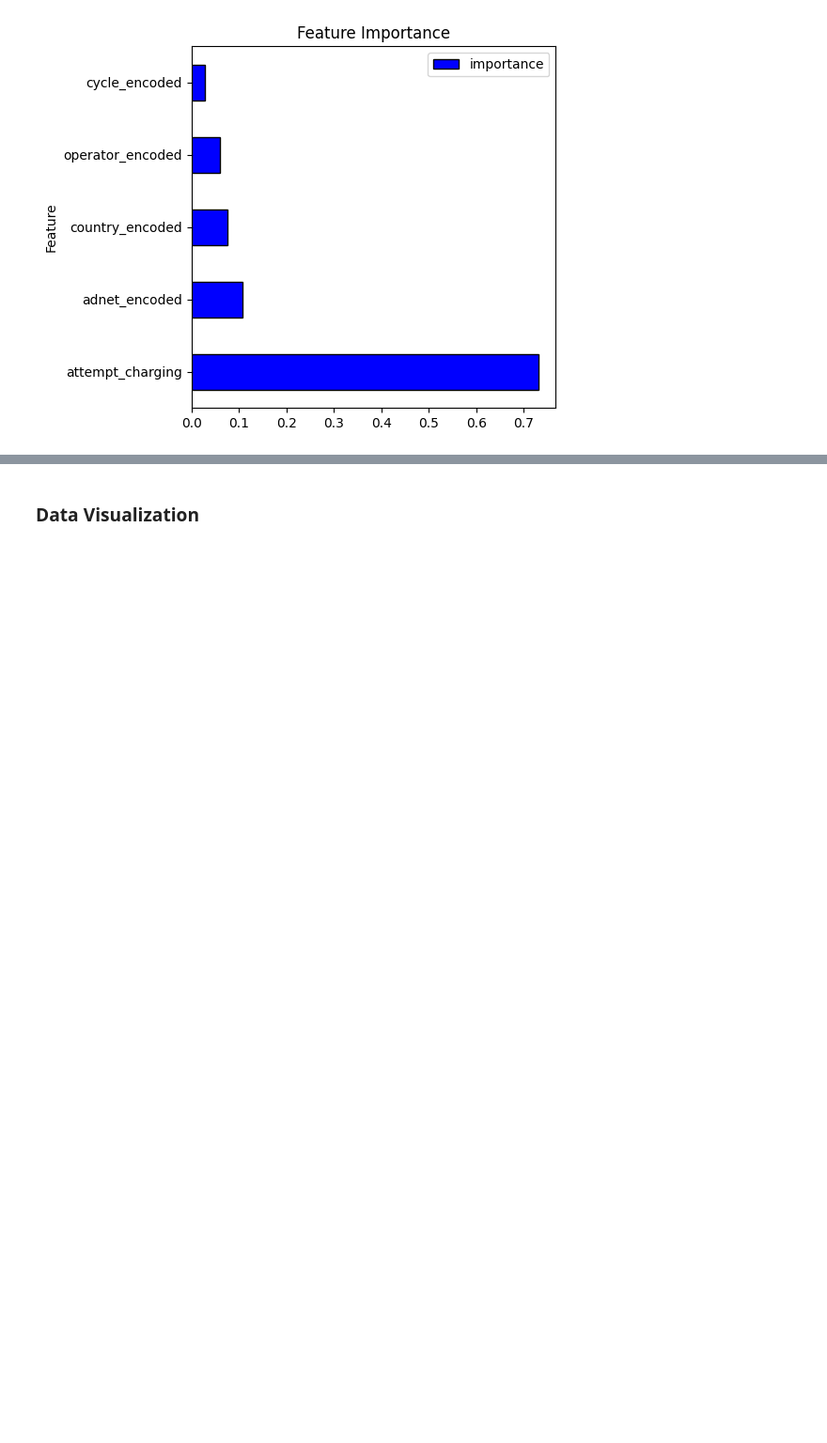
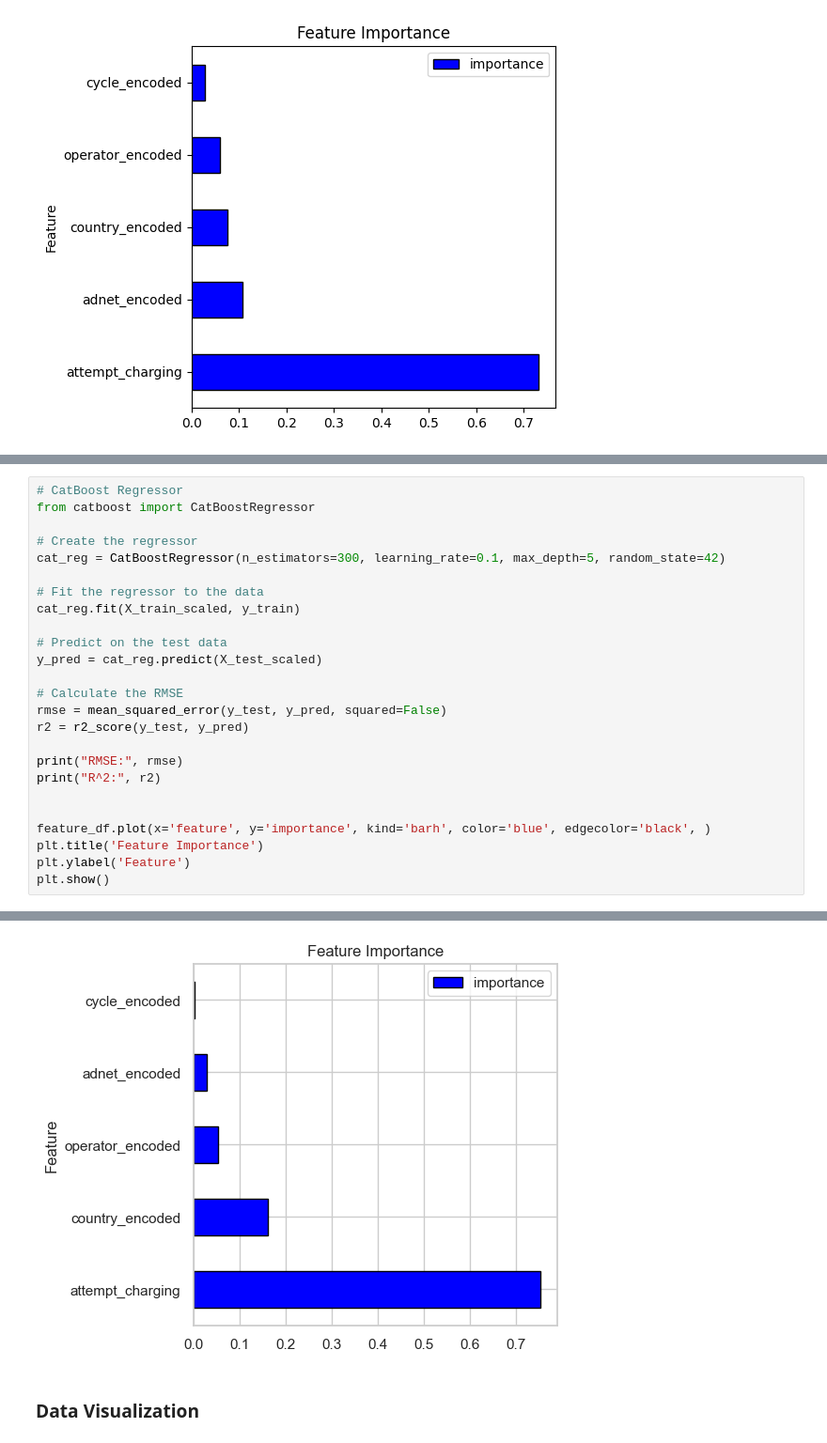
Before and after one commit to TaigahG/FODS-FinalProject, a Jupyter notebook: models.ipynb, the cells around one changed output, grey strips where cells are left out. Shown at 94% size. Drawn from its saved outputs; the diff is of its cells as text; blank space fills up the shorter version.

```diff
--- a/models.ipynb
+++ b/models.ipynb
@@ -752,0 +866,26 @@ R^2: 0.810331125821621
+# %%
+# CatBoost Regressor
+from catboost import CatBoostRegressor
+
+# Create the regressor
+cat_reg = CatBoostRegressor(n_estimators=300, learning_rate=0.1, max_depth=5, random_state=42)
+
+# Fit the regressor to the data
+cat_reg.fit(X_train_scaled, y_train)
+
+# Predict on the test data
+y_pred = cat_reg.predict(X_test_scaled)
+
+# Calculate the RMSE
+rmse = mean_squared_error(y_test, y_pred, squared=False)
+r2 = r2_score(y_test, y_pred)
+
+print("RMSE:", rmse)
+print("R^2:", r2)
+
+
+feature_df.plot(x='feature', y='importance', kind='barh', color='blue', edgecolor='black', )
+plt.title('Feature Importance')
+plt.ylabel('Feature')
+plt.show()
+# %% [output]
@@ -753,3 +909,4 @@ R^2: 0.810331125821621
+[figure, added]
 # %% [markdown]
 ### Data Visualization
 # %% [markdown]
```
Also changed, not shown: parts of 16 cells of this notebook.
